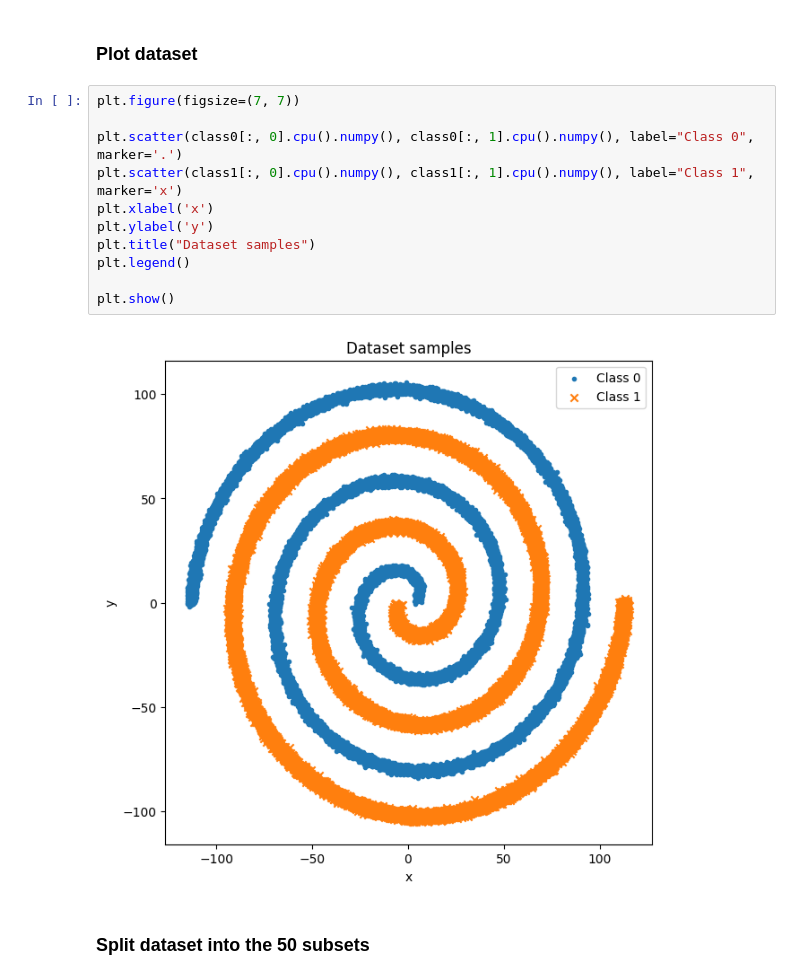
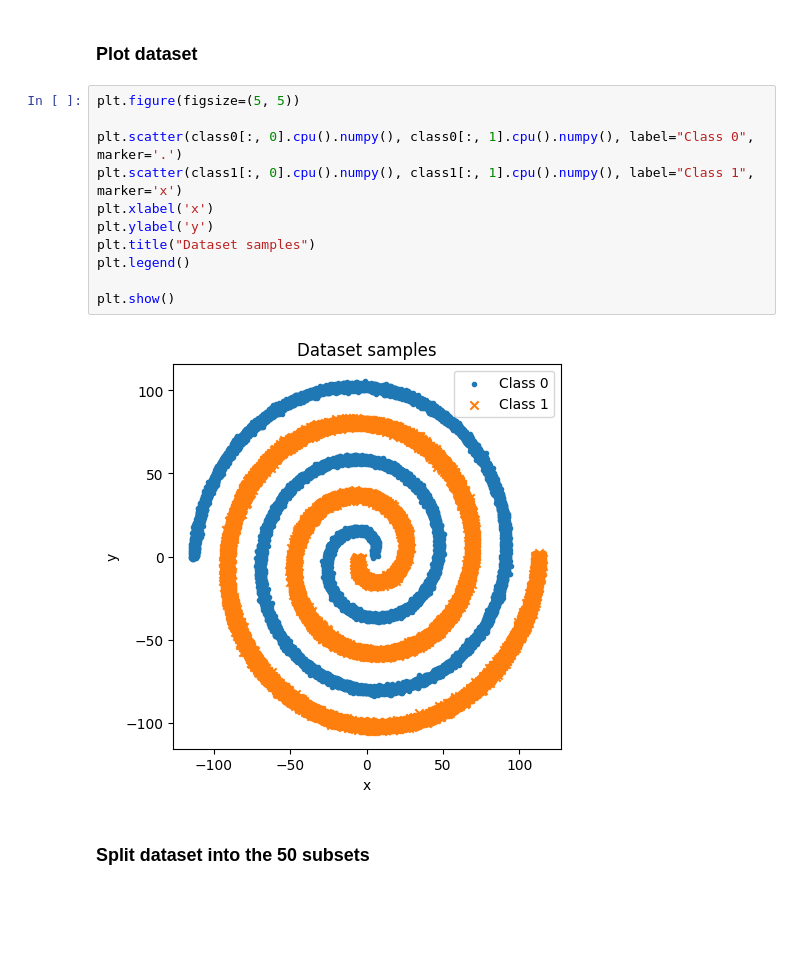
Before and after one commit to rezaAdinepour/Deep-Learning-Homework, a Jupyter notebook: HWs/HW5/Codes/Q2.ipynb, the cells around one changed output. Cells and saved outputs as stored; diff of their text form; blank space fills up the shorter version.

```diff
--- a/HWs/HW5/Codes/Q2.ipynb
+++ b/HWs/HW5/Codes/Q2.ipynb
@@ -112,18 +108,18 @@ class1 = torch.cat((X_tensor[y_tensor.flatten() == 1], y_tensor[y_tensor.flatten
 # %% [markdown]
 ### Plot dataset
 # %%
-plt.figure(figsize=(7, 7))
+plt.figure(figsize=(5, 5))
 
 plt.scatter(class0[:, 0].cpu().numpy(), class0[:, 1].cpu().numpy(), label="Class 0", marker='.')
 plt.scatter(class1[:, 0].cpu().numpy(), class1[:, 1].cpu().numpy(), label="Class 1", marker='x')
 plt.xlabel('x')
 plt.ylabel('y')
 plt.title("Dataset samples")
 plt.legend()
 
 plt.show()
 # %% [output]
-[figure, old version]
+[figure, new version]
 # %% [markdown]
 ### Split dataset into the 50 subsets
 # %%
```
Also changed, not shown: parts of 13 cells of this notebook.
